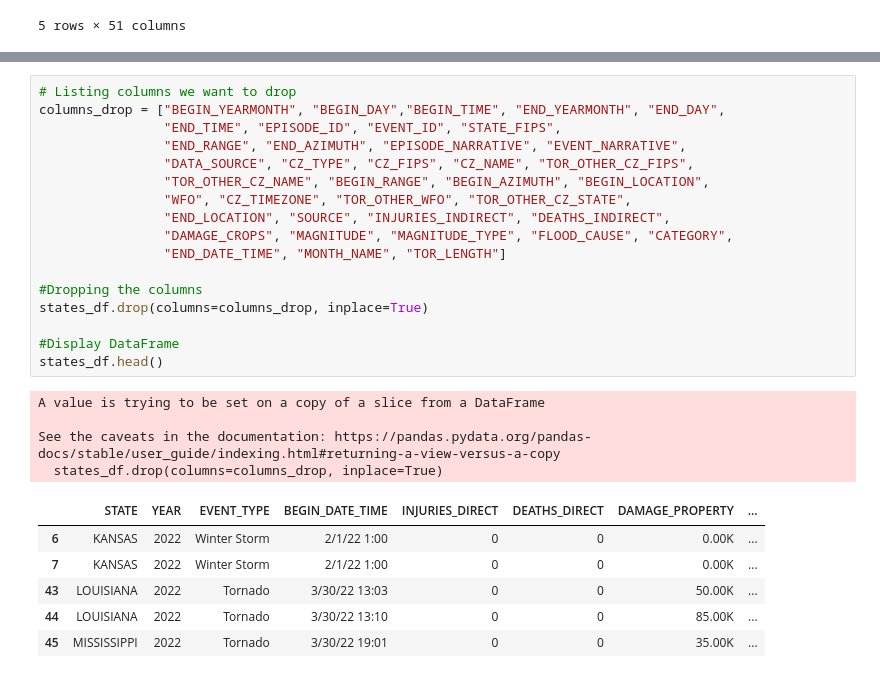
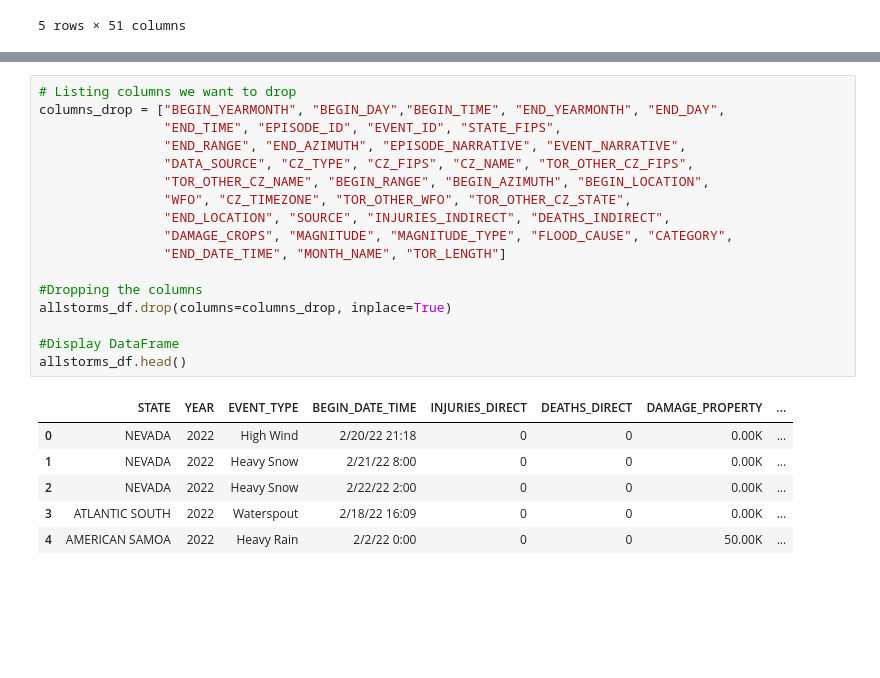
Before and after one commit to downleft/Tornado_alley, a Jupyter notebook: Version_2/Data_Cleanup/2022_Tornado_All.ipynb, the cells around one changed output, grey strips where cells are left out. Cells and saved outputs as stored; diff of their text form; blank space fills up the shorter version.

```diff
--- a/Version_2/Data_Cleanup/2022_Tornado_All.ipynb
+++ b/Version_2/Data_Cleanup/2022_Tornado_All.ipynb
@@ -61,28 +22,24 @@ states_df.head()
 # %%
 # Listing columns we want to drop
 columns_drop = ["BEGIN_YEARMONTH", "BEGIN_DAY","BEGIN_TIME", "END_YEARMONTH", "END_DAY",
                 "END_TIME", "EPISODE_ID", "EVENT_ID", "STATE_FIPS",
                 "END_RANGE", "END_AZIMUTH", "EPISODE_NARRATIVE", "EVENT_NARRATIVE",
                 "DATA_SOURCE", "CZ_TYPE", "CZ_FIPS", "CZ_NAME", "TOR_OTHER_CZ_FIPS",
                 "TOR_OTHER_CZ_NAME", "BEGIN_RANGE", "BEGIN_AZIMUTH", "BEGIN_LOCATION",
                 "WFO", "CZ_TIMEZONE", "TOR_OTHER_WFO", "TOR_OTHER_CZ_STATE",
                 "END_LOCATION", "SOURCE", "INJURIES_INDIRECT", "DEATHS_INDIRECT",
                 "DAMAGE_CROPS", "MAGNITUDE", "MAGNITUDE_TYPE", "FLOOD_CAUSE", "CATEGORY",
                 "END_DATE_TIME", "MONTH_NAME", "TOR_LENGTH"]
 
 #Dropping the columns
-states_df.drop(columns=columns_drop, inplace=True)
+allstorms_df.drop(columns=columns_drop, inplace=True)
 
 #Display DataFrame
-states_df.head()
+allstorms_df.head()
 # %% [output]
-A value is trying to be set on a copy of a slice from a DataFrame
-
-See the caveats in the documentation: https://pandas.pydata.org/pandas-docs/stable/user_guide/indexing.html#returning-a-view-versus-a-copy
-  states_df.drop(columns=columns_drop, inplace=True)
 |  | STATE | YEAR | EVENT_TYPE | BEGIN_DATE_TIME | INJURIES_DIRECT | DEATHS_DIRECT | DAMAGE_PROPERTY | ... |
-| 6 | KANSAS | 2022 | Winter Storm | 2/1/22 1:00 | 0 | 0 | 0.00K | ... |
-| 7 | KANSAS | 2022 | Winter Storm | 2/1/22 1:00 | 0 | 0 | 0.00K | ... |
-| 43 | LOUISIANA | 2022 | Tornado | 3/30/22 13:03 | 0 | 0 | 50.00K | ... |
-| 44 | LOUISIANA | 2022 | Tornado | 3/30/22 13:10 | 0 | 0 | 85.00K | ... |
-| 45 | MISSISSIPPI | 2022 | Tornado | 3/30/22 19:01 | 0 | 0 | 35.00K | ... |
+| 0 | NEVADA | 2022 | High Wind | 2/20/22 21:18 | 0 | 0 | 0.00K | ... |
+| 1 | NEVADA | 2022 | Heavy Snow | 2/21/22 8:00 | 0 | 0 | 0.00K | ... |
+| 2 | NEVADA | 2022 | Heavy Snow | 2/22/22 2:00 | 0 | 0 | 0.00K | ... |
+| 3 | ATLANTIC SOUTH | 2022 | Waterspout | 2/18/22 16:09 | 0 | 0 | 0.00K | ... |
+| 4 | AMERICAN SAMOA | 2022 | Heavy Rain | 2/2/22 0:00 | 0 | 0 | 50.00K | ... |
```
Also changed, not shown: parts of 17 cells of this notebook, 7 other files.
